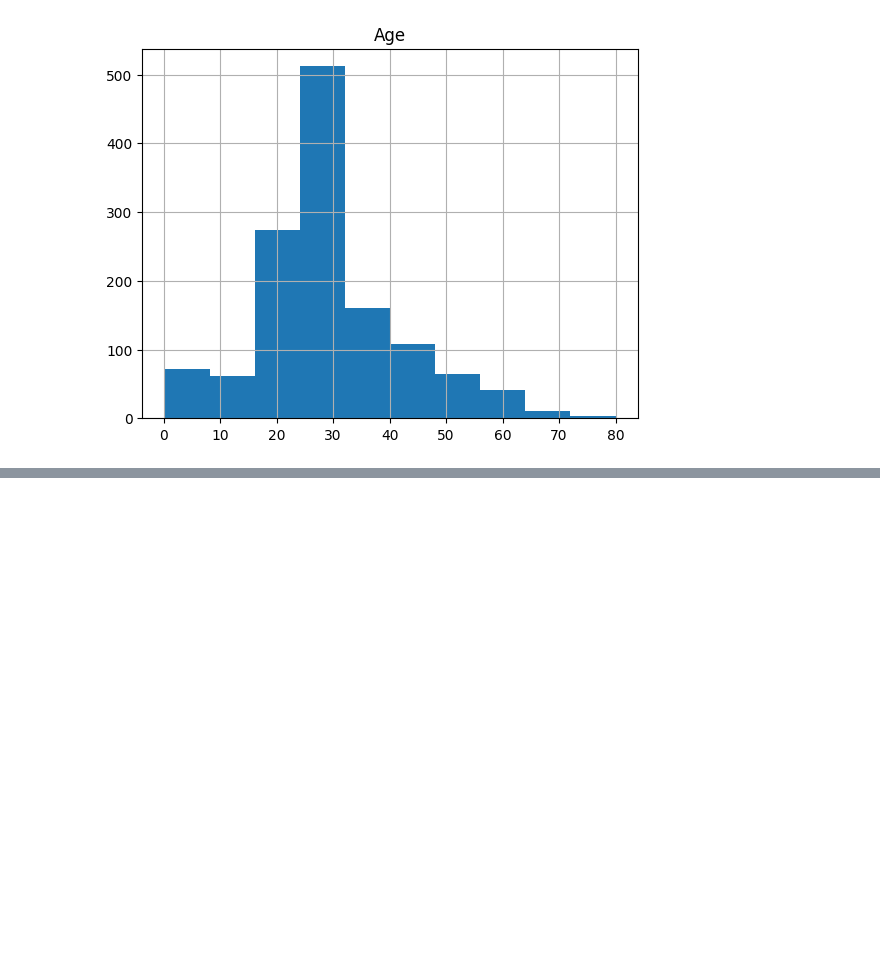
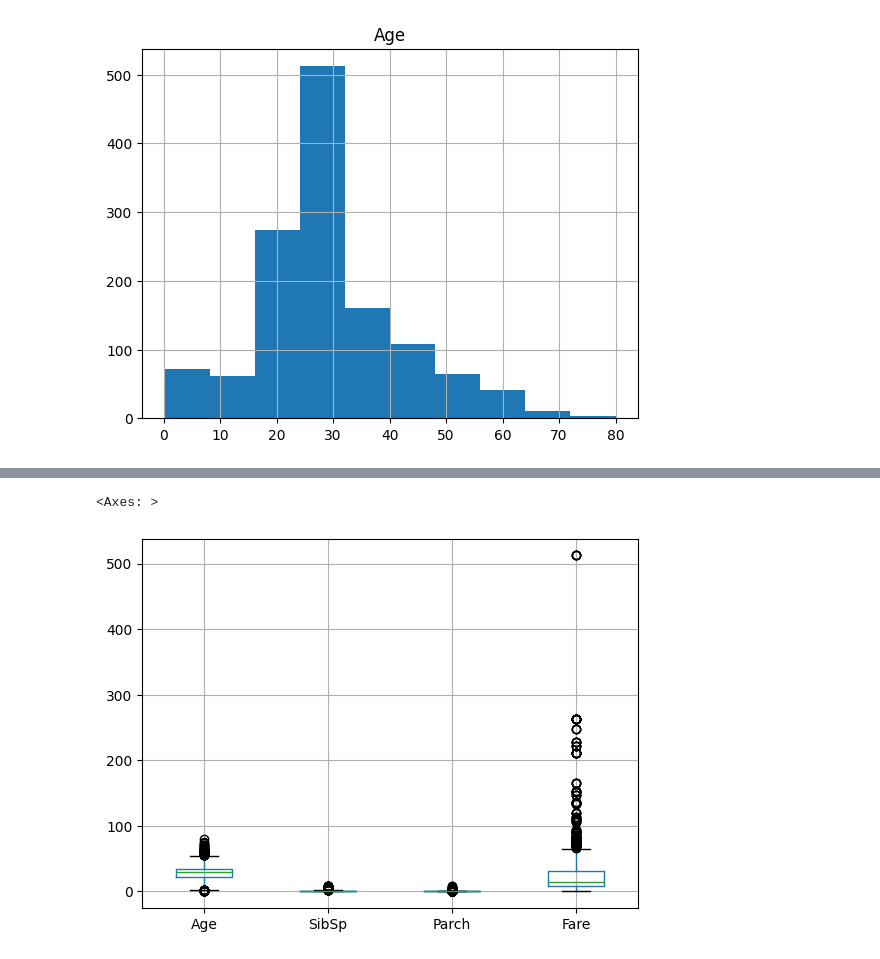
Before and after one commit to Javacream/org.javacream.training.python, a Jupyter notebook: DataAnalysis/titanic/titanic.ipynb, the cells around one changed output, grey strips where cells are left out. Saved outputs shown, nothing was run; the diff lists cells and outputs as text; code cells hidden in the pictures; blank space fills up the shorter version.

```diff
--- a/DataAnalysis/titanic/titanic.ipynb
+++ b/DataAnalysis/titanic/titanic.ipynb
@@ -285,0 +301,5 @@ array([[<Axes: title={'center': 'Age'}>]], dtype=object)
+# %%
+df.boxplot()
+# %% [output]
+<Axes: >
+[figure, added]
```
Also changed, not shown: parts of 2 cells of this notebook, 1 other file.
